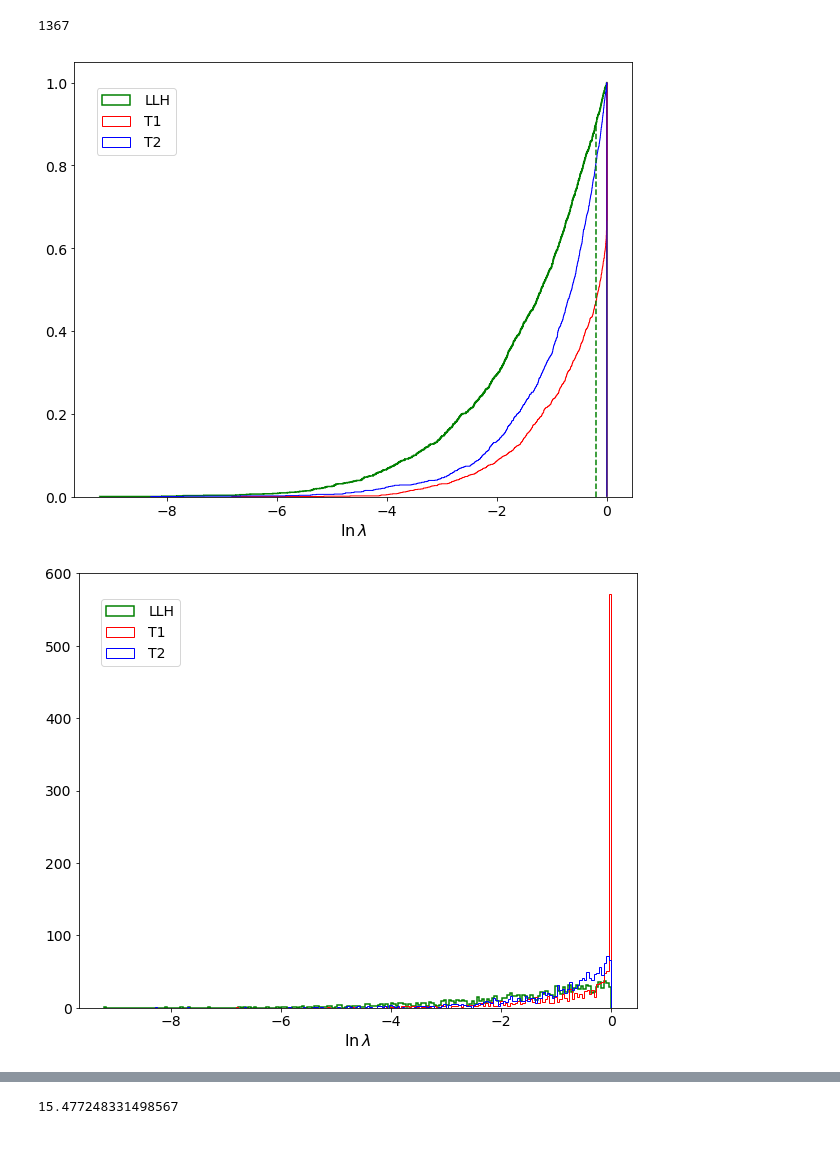
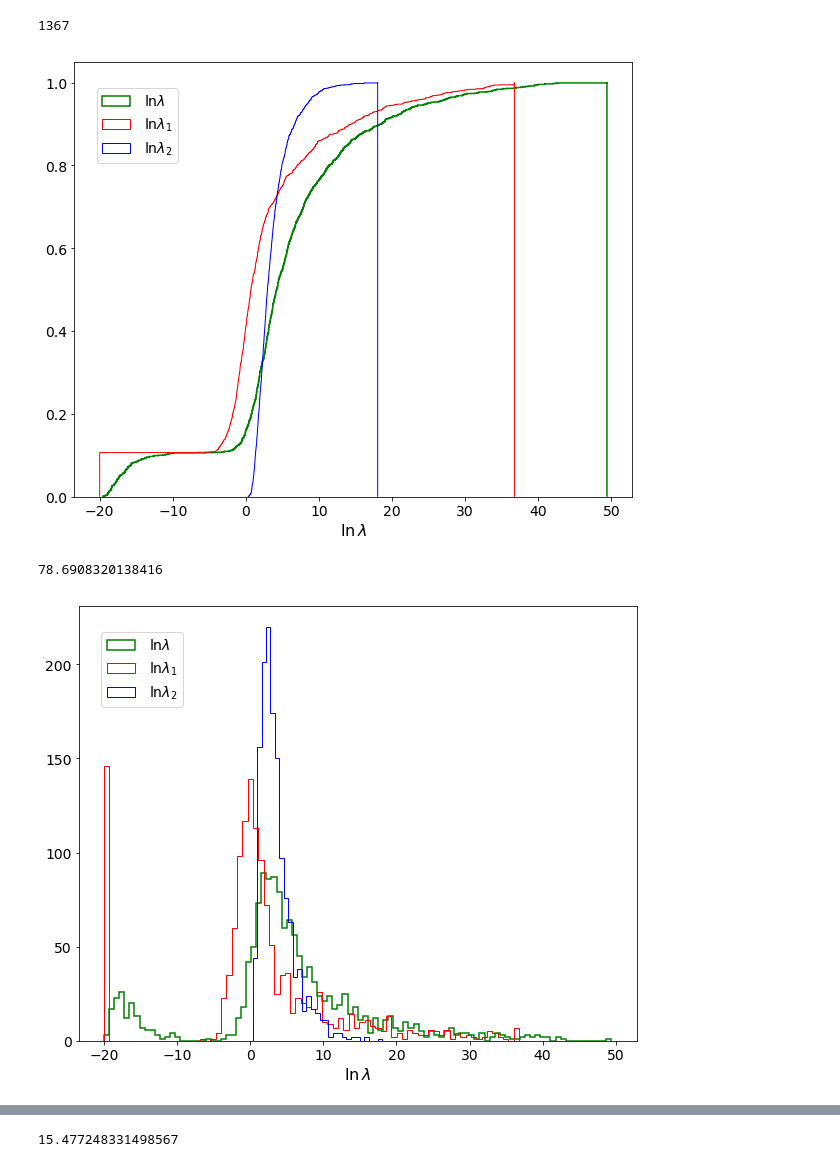
Before and after one commit to hayalaso/Analyses_AMON, a Jupyter notebook: HAWC_IC/multi_correlation_analysis.ipynb, the cells around one changed output, grey strips where cells are left out. Saved outputs shown, nothing was run; the diff lists cells and outputs as text; code cells hidden in the pictures.

```diff
--- a/HAWC_IC/multi_correlation_analysis.ipynb
+++ b/HAWC_IC/multi_correlation_analysis.ipynb
@@ -232,6 +267,7 @@ len(df_result3)
 # %% [output]
 1367
 # %%
+rcParams['figure.figsize'] = (10, 8)
 rcParams['font.size']=14
 # cllh=plt.hist(df_result1.LLH,cumulative=True,normed=1,
 #          histtype='step',
@@ -242,49 +278,53 @@ rcParams['font.size']=14
 # cllh=plt.hist(df_result2.LLH,cumulative=True,normed=1,
 #          histtype='step',
 #          color='r',
 #          lw=1.5,
 #          bins=2000,
 #          label='llh2')
 cllh=plt.hist(df_result3.LLH,cumulative=True,normed=1,
          histtype='step',
          color='g',
          lw=1.5,
          bins=2000,
-         label='LLH')
-cllh=plt.hist(df_result3.T1,cumulative=True,normed=1,
+         label=r'$\ln \lambda$')
+cllh1=plt.hist(df_result3.T1,cumulative=True,normed=1,
          histtype='step',
          color='r',
          lw=1.,
          bins=2000,
-         label='T1')
-cllh=plt.hist(df_result3.T2,cumulative=True,normed=1,
+         label=r'$\ln \lambda_1$')
+cllh2=plt.hist(df_result3.T2,cumulative=True,normed=1,
          histtype='step',
          color='b',
          lw=1.,
          bins=2000,
-         label='T2')
+         label=r'$\ln \lambda_2$')
 # cllh=plt.hist(df_result3.T3,cumulative=True,normed=1,
 #          histtype='step',
 #          color='k',
 #          lw=1.,
 #          bins=2000,
 #          label='T3')
-#xlim(-20,10)
-perc2 = np.percentile(df_result3.LLH,90)
-plt.vlines(perc2,0,0.9,color='green',linestyles='--',lw=1.5)
+#xlim(-20,70)
+perc2 = np.percentile(df_result3.LLH,99.99)
+#plt.vlines(perc2,0,0.9999,color='green',linestyles='--',lw=1.5)
 l=legend(bbox_to_anchor=(0.04,0.94),loc=2,borderaxespad=0,numpoints=1,fancybox=True,
          handletextpad=1,handlelength=2,prop={'size':14})
 xlabel(r'$\ln \, \lambda$',fontsize=16)
 savefig('/Users/hugo/AMON/Technical_Notes/IC-HAWC_Analysis/CLLH.pdf')
 # %% [output]
-[figure, old version]
+[figure, new version]
 # %%
-delta = max(df_result3.LLH)-min(df_result3.LLH)/200
-binst1 = max(df_result3.T1)-min(df_result3.T1)/delta
-binst2 = max(df_result3.T2)-min(df_result3.T2)/delta
+delta = (max(df_result3.LLH)+10)/100.
+binst1 = (max(df_result3.T1)+10)/delta
+binst2 = (max(df_result3.T2)-min(df_result3.T2))/delta
 #binst3 = max(df_result3.T3)-min(df_result3.T3)/delta
 #min(df_result3.ICsigmaR)
+binst1
+# %% [output]
+78.6908320138416
 # %%
+rcParams['figure.figsize'] = (10, 8)
 # llh=plt.hist(df_result1.LLH,cumulative=False,normed=1,
 #          histtype='step',
 #          color='b',
@@ -301,20 +341,20 @@ llh=plt.hist(df_result3.LLH,cumulative=False,normed=0,
          histtype='step',
          color='g',
          lw=1.5,
-         bins=200,
-         label='LLH')
+         bins=100,
+         label=r'$\ln \lambda$',range=[-20,max(df_result3.LLH)])
 t1=plt.hist(df_result3.T1,cumulative=False,normed=0,
          histtype='step',
          color='r',
          lw=1.,
          bins=int(binst1),
-         label='T1')
+         label=r'$\ln \lambda_1$',range=[-20,max(df_result3.T1)])
 t2=plt.hist(df_result3.T2,cumulative=False,normed=0,
          histtype='step',
          color='b',
          lw=1.,
          bins=int(binst2),
-         label='T2')
+         label=r'$\ln \lambda_2$',range=[min(df_result3.T2),max(df_result3.T2)])
 # t3=plt.hist(df_result3.T3,cumulative=False,normed=0,
 #          histtype='step',
 #          color='k',
@@ -325,9 +365,9 @@ l=legend(bbox_to_anchor=(0.04,0.94),loc=2,borderaxespad=0,numpoints=1,fancybox=T
          handletextpad=1,handlelength=2,prop={'size':14})
 
 xlabel("logLH")
-#xlim(-20,10)
+#xlim(-10,70)
 xlabel(r'$\ln \, \lambda$',fontsize=16)
 savefig('/Users/hugo/AMON/Technical_Notes/IC-HAWC_Analysis/PLLH.pdf')
 # %% [output]
-[figure, old version]
+[figure, new version]
 # %%
```
Also changed, not shown: parts of 16 cells of this notebook, 1 other file.
